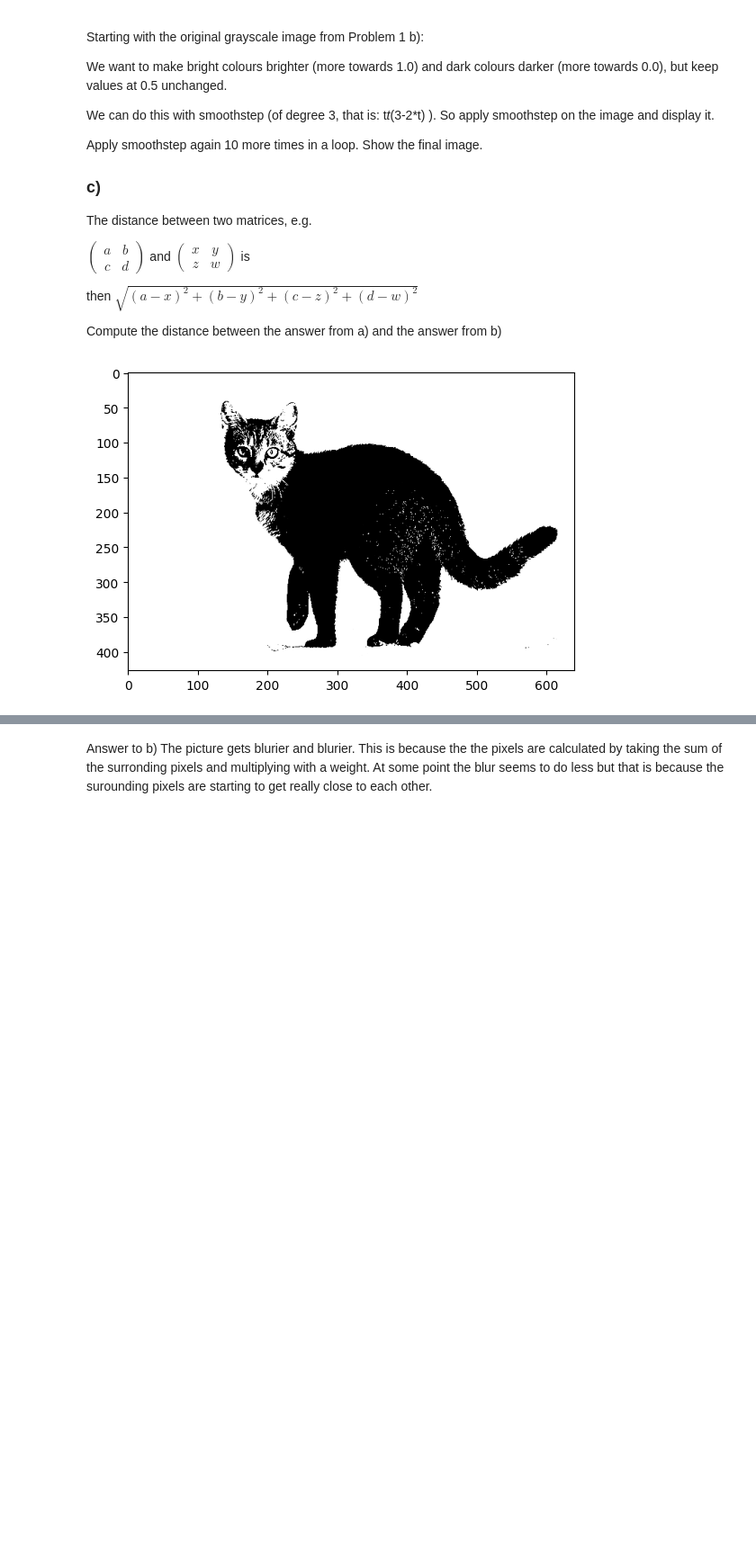
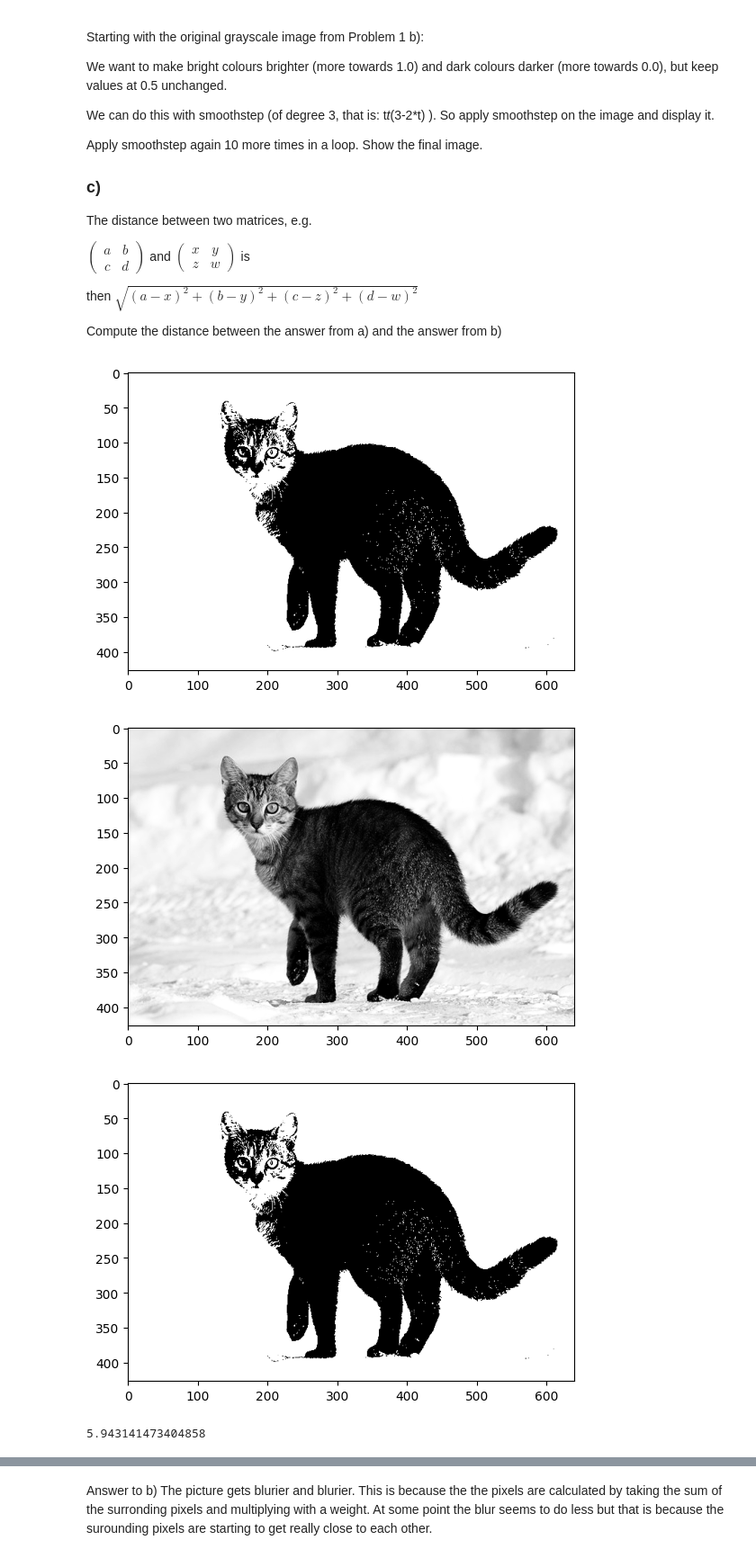
Before and after one commit to Gjermundhp02/BMA1020, a Jupyter notebook: Assignment 6/cat.ipynb, the cells around one changed output, grey strips where cells are left out. Shown at 90% size. Saved outputs shown, nothing was run; the diff lists cells and outputs as text; code cells hidden in the pictures; blank space fills up the shorter version.

```diff
--- a/Assignment 6/cat.ipynb
+++ b/Assignment 6/cat.ipynb
@@ -99,18 +100,30 @@ Compute the distance between the answer from a) and the answer from b)
 # %%
 # a
 image1 = np.zeros_like(imageGray)+0.5
 image1[imageGray>0.501] = 1
 image1[imageGray<0.499] = 0
+plt.imshow(image1, cmap='gray')
+plt.show()
 
 # b
-image1 = imageGray.copy()
-for i in range(1, 10):
-    image1 = image1**2*(3-2*image1)
+image2 = imageGray.copy()
+image2 = image2**2*(3-2*image2)
+plt.imshow(image2, cmap='gray')
+plt.show()
+for i in range(10):
+    image2 = image2**2*(3-2*image2)
 
-plt.imshow(image1, cmap='gray')
+plt.imshow(image2, cmap='gray')
 plt.show()
+
+# c
+distance = np.linalg.norm(image1-image2)
+print(distance)
 # %% [output]
 [figure]
+[figure, added]
+[figure, added]
+5.943141473404858
 # %% [markdown]
 ## Convolution
 
```
Also changed, not shown: parts of 6 cells of this notebook, 2 other files.
